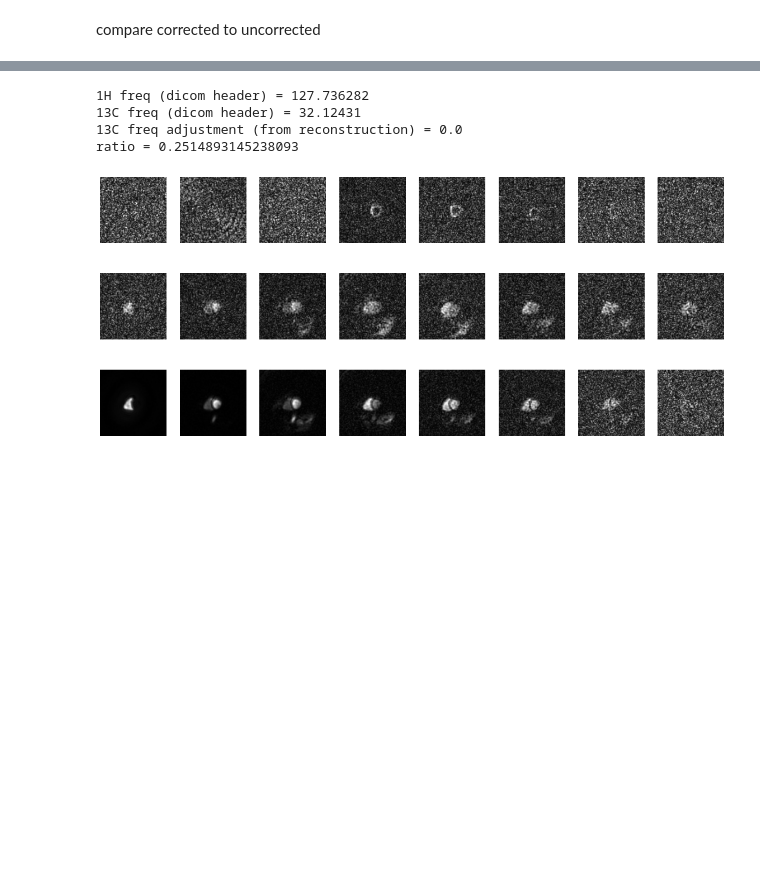
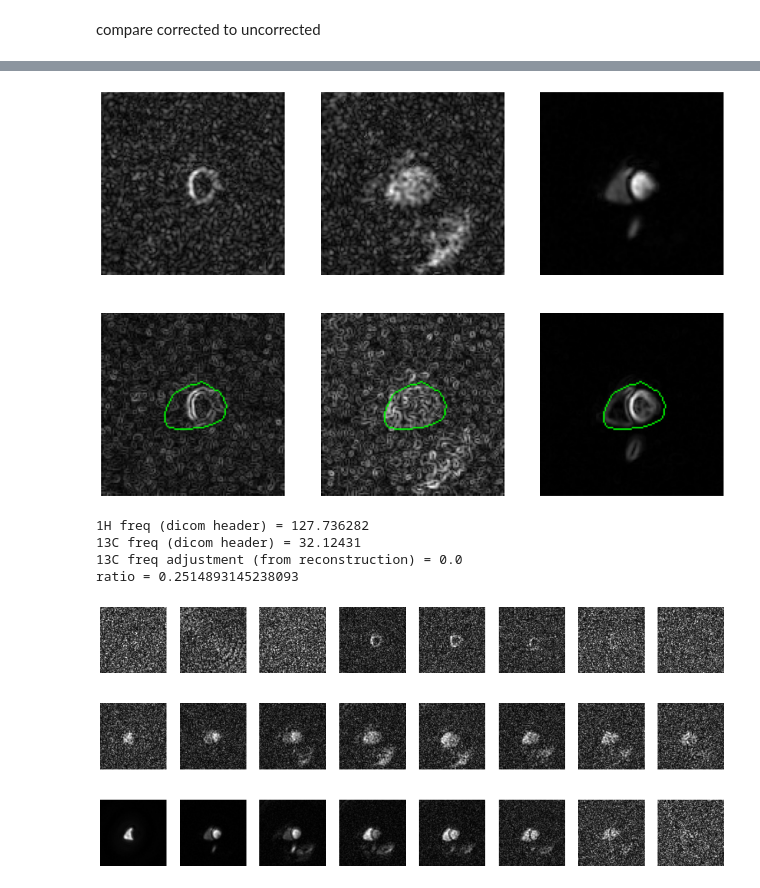
Before and after one commit to galenreed/spiralB0MapCorrection, a Jupyter notebook: 2_applyB0Corrections_single.ipynb, the cells around one changed output, grey strips where cells are left out. Saved outputs shown, nothing was run; the diff lists cells and outputs as text; code cells hidden in the pictures; blank space fills up the shorter version.

```diff
--- a/2_applyB0Corrections_single.ipynb
+++ b/2_applyB0Corrections_single.ipynb
@@ -301,3 +306,49 @@ Text(0.5, 1.0, 'MFI')
+# %%
+
+
+maskGrd  = validate.floatToInt2(maskPixels)
+ret,thresh = cv2.threshold(maskGrd, 127, 255, 0)
+image, contours, hierarchy = cv2.findContours(thresh,cv2.RETR_TREE,cv2.CHAIN_APPROX_SIMPLE)
+contourlw = 1
+
+
+fig, ((ax1, ax2, ax3),(ax4, ax5, ax6)) = plt.subplots(2,3,figsize=(15,10))
+
+
+
+img = img_mfi[:,:,int(peakTime[0]),0]
+img = validate.floatToInt2(img)
+grd = validate.floatToInt2(validate.imageGrad(img, 3))
+grd = cv2.cvtColor(grd, cv2.COLOR_GRAY2RGB)
+grd = cv2.drawContours(grd, contours, -1, (0,255,0), contourlw)
+ax1.imshow(img, cmap='gray')
+ax1.axis('off')
+ax4.imshow(grd)
+ax4.axis('off')
+
+img = img_mfi[:,:,int(peakTime[1]),1]
+img = validate.floatToInt2(img)
+grd = validate.floatToInt2(validate.imageGrad(img, 3))
+grd = cv2.cvtColor(grd, cv2.COLOR_GRAY2RGB)
+grd = cv2.drawContours(grd, contours, -1, (0,255,0), contourlw)
+ax2.imshow(img, cmap='gray')
+ax2.axis('off')
+ax5.imshow(grd)
+ax5.axis('off')
+
+img = img_mfi[:,:,int(peakTime[2]),2]
+img = validate.floatToInt2(img)
+grd = validate.floatToInt2(validate.imageGrad(img, 3))
+grd = cv2.cvtColor(grd, cv2.COLOR_GRAY2RGB)
+grd = cv2.drawContours(grd, contours, -1, (0,255,0), contourlw)
+ax3.imshow(img, cmap='gray')
+ax3.axis('off')
+ax6.imshow(grd)
+ax6.axis('off')
+
+fig.savefig('rawFigs/imgGrad.pdf')
+# %% [output]
+[figure, added]
 # %%
 
 
```
Also changed, not shown: parts of 7 cells of this notebook, 3 other files.
